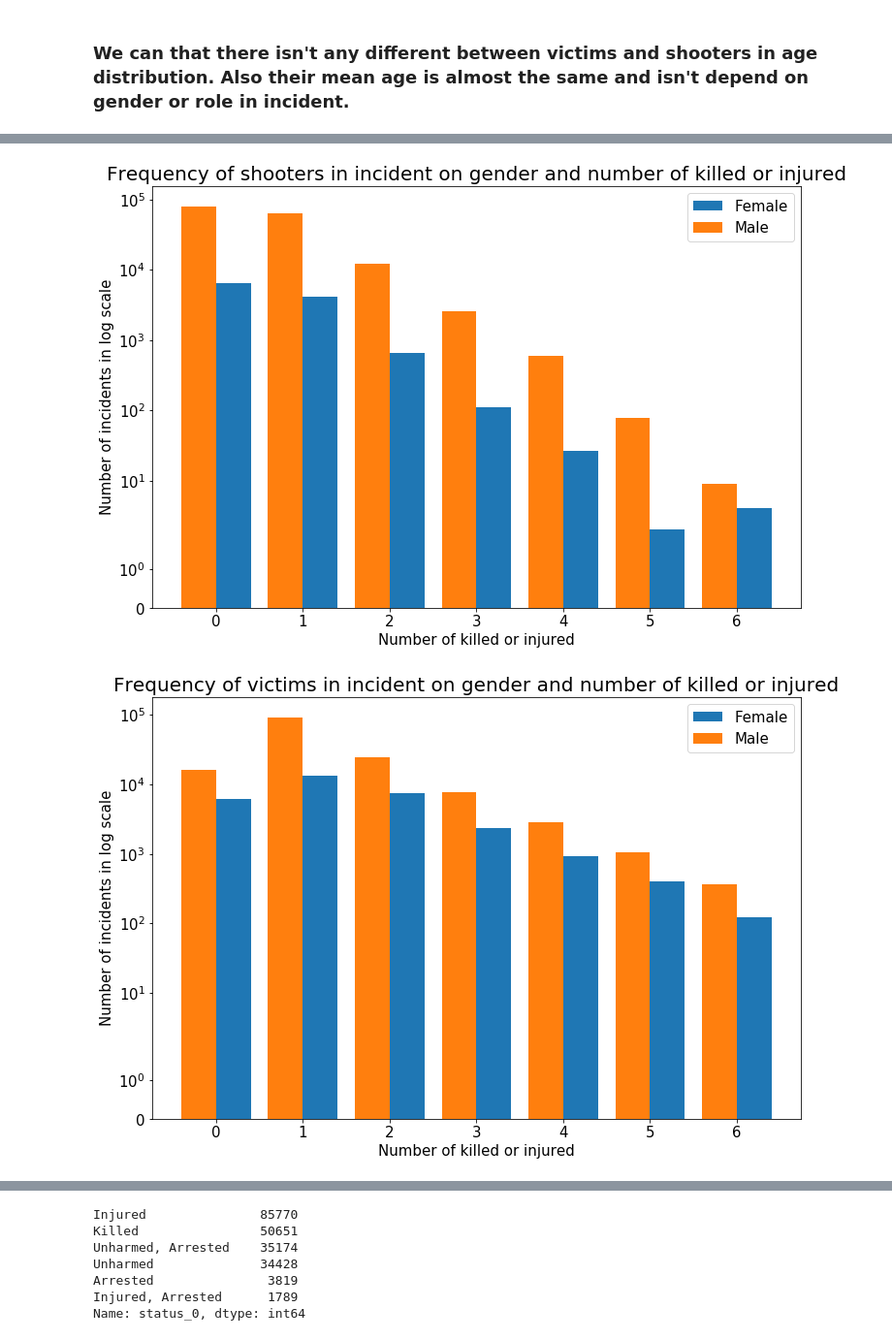
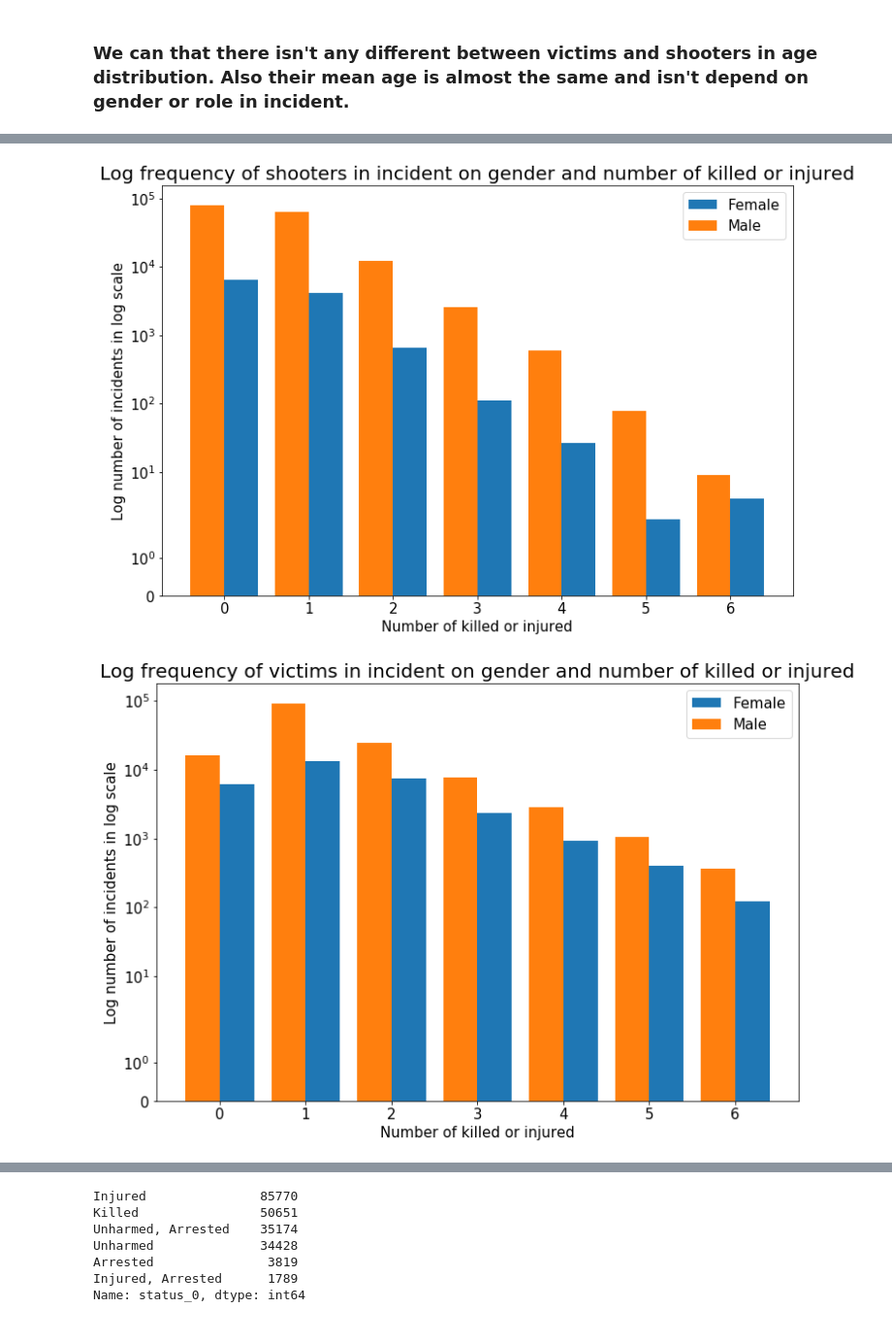
Before and after one commit to belkasanek/eda-gun-violence, a Jupyter notebook: gun_violence_eda.ipynb, the cells around one changed output, grey strips where cells are left out. Shown: that part at 97% size. Saved outputs shown, nothing was run; the diff lists cells and outputs as text; code cells hidden in the pictures.

```diff
--- a/gun_violence_eda.ipynb
+++ b/gun_violence_eda.ipynb
@@ -514,3 +510,30 @@ plt.yticks(fontsize=15);
 [figure]
 # %% [markdown]
 ### We can that there isn't any different between victims and shooters in age distribution. Also their mean age is almost the same and isn't depend on gender or role in incident.
+# %%
+temp1 = np.concatenate([df.loc[(df['gender_%s' % i] == 'Female') & (df['type_%s' % i] == 'Victim'),
+                              'age_%s' % i].dropna().apply(int).values for i in range(n_people)])
+temp2 = np.concatenate([df.loc[(df['gender_%s' % i] == 'Male') & (df['type_%s' % i] == 'Victim'),
+                               'age_%s' % i].dropna().apply(int).values for i in range(n_people)])
+temp3 = np.concatenate([df.loc[(df['gender_%s' % i] == 'Female') & (df['type_%s' % i] == 'Subject-Suspect'),
+                              'age_%s' % i].dropna().apply(int).values for i in range(n_people)])
+temp4 = np.concatenate([df.loc[(df['gender_%s' % i] == 'Male') & (df['type_%s' % i] == 'Subject-Suspect'),
+                               'age_%s' % i].dropna().apply(int).values for i in range(n_people)])
+
+fig = plt.figure(figsize=(12, 8))
+plt.title('Comparesment of distributions between different group of participants', fontsize=20)
+lines = plt.boxplot([temp1, temp2, temp3, temp4],
+            labels=['Female Victim', 'Male Victim', 'Female Shooter', 'Male Shooter'], showfliers=False,
+            showmeans=True, meanline=True)
+
+[i.set_linewidth(2) for i in lines['means']]
+[i.set_color('blue') for i in lines['means']]
+[i.set_linewidth(2) for i in lines['medians']]
+[i.set_color('red') for i in lines['medians']]
+
+plt.legend((lines['means'][0], lines['medians'][0]), ['Means', 'Medians'], fontsize=15)
+plt.ylabel('Age', fontsize=15)
+plt.xlabel('Group', fontsize=15)
+plt.yticks(fontsize=14)
+plt.xticks(fontsize=14)
+del temp1, temp2, temp3, temp4
@@ -531,35 +556,35 @@ plt.yscale('symlog', linthreshx=6.)
 plt.bar(np.arange(n_k) + 0.2, female, width=0.4, label='Female')
 plt.bar(np.arange(n_k) - 0.2, male, width=0.4, label='Male')
 plt.legend(fontsize=15)
-plt.title('Frequency of shooters in incident on gender and number of killed or injured', fontdict={'fontsize' : 20})
+plt.title('Log frequency of shooters in incident on gender and number of killed or injured', fontdict={'fontsize' : 20})
 plt.xticks(np.arange(0, n_k, step=1), fontsize=15)
 plt.yticks(fontsize=15)
 plt.xlabel('Number of killed or injured', fontsize=15)
-plt.ylabel('Number of incidents in log scale', fontsize=15);
+plt.ylabel('Log number of incidents in log scale', fontsize=15);
 # %% [output]
-[figure, old version]
+[figure, new version]
 # %%
 fig = plt.figure(figsize=(12, 8))
 male =[]
 female = []
 n_k = 7
 for k in range(n_k):
     temp = sum([df.loc[(df['gender_%s' % i] == 'Female') & (df['type_%s' % i] == 'Victim') & \
                        (df['n_killed_injured'] == k), 'n_killed_injured'].shape[0] for i in range(n_people)])
     temp2 = sum([df.loc[(df['gender_%s' % i] == 'Male') & (df['type_%s' % i] == 'Victim') & \
                     (df['n_killed_injured'] == k), 'n_killed_injured'].shape[0] for i in range(n_people)])
     female.append(temp)
     male.append(temp2)
 
 plt.yscale('symlog', linthreshx=6.)
 plt.bar(np.arange(n_k) + 0.2, female, width=0.4, label='Female')
 plt.bar(np.arange(n_k) - 0.2, male, width=0.4, label='Male')
 plt.legend(fontsize=15)
-plt.title('Frequency of victims in incident on gender and number of killed or injured', fontdict={'fontsize' : 20})
+plt.title('Log frequency of victims in incident on gender and number of killed or injured', fontdict={'fontsize' : 20})
 plt.xticks(np.arange(0, n_k, step=1), fontsize=15)
 plt.yticks(fontsize=15)
 plt.xlabel('Number of killed or injured', fontsize=15)
-plt.ylabel('Number of incidents in log scale', fontsize=15);
+plt.ylabel('Log number of incidents in log scale', fontsize=15);
 ax = fig.get_axes()[0]
 # %% [output]
-[figure, old version]
+[figure, new version]
```
Also changed, not shown: parts of 16 cells of this notebook.
